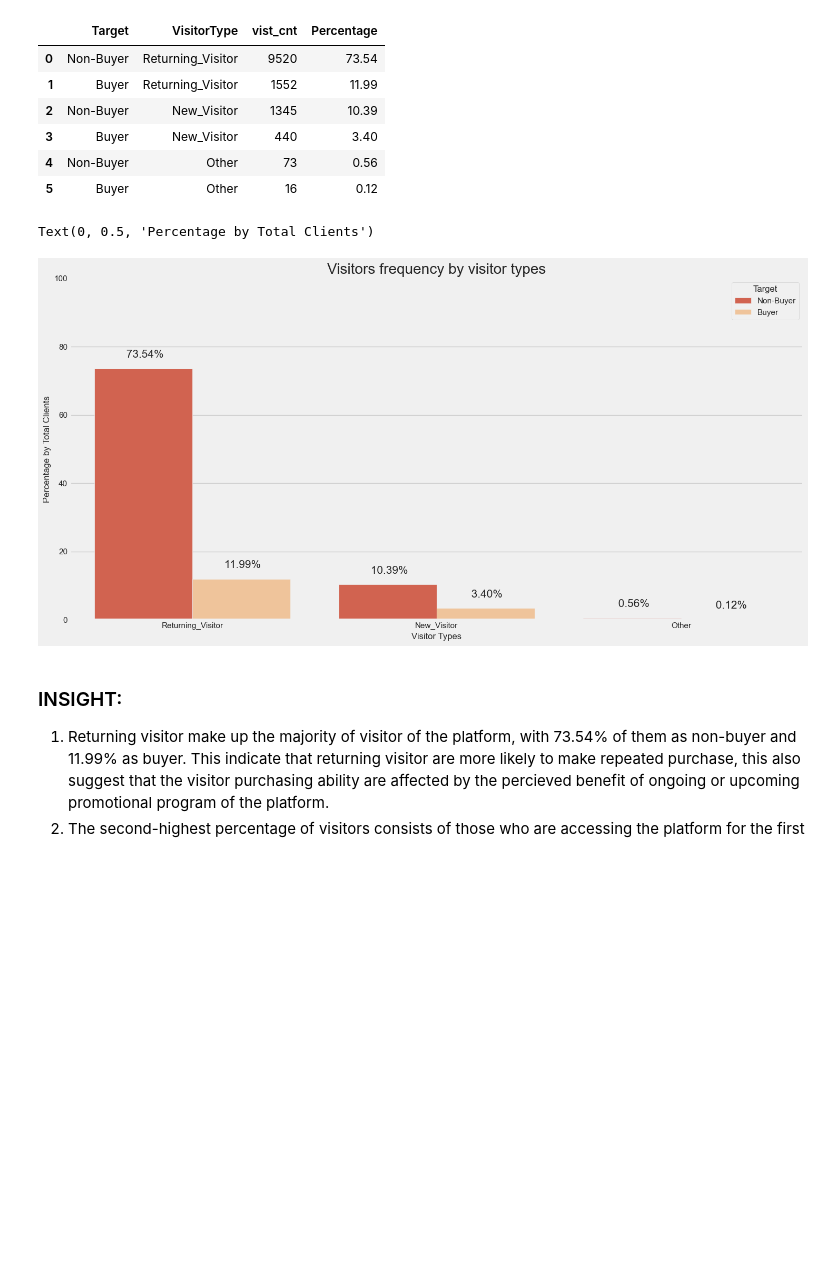
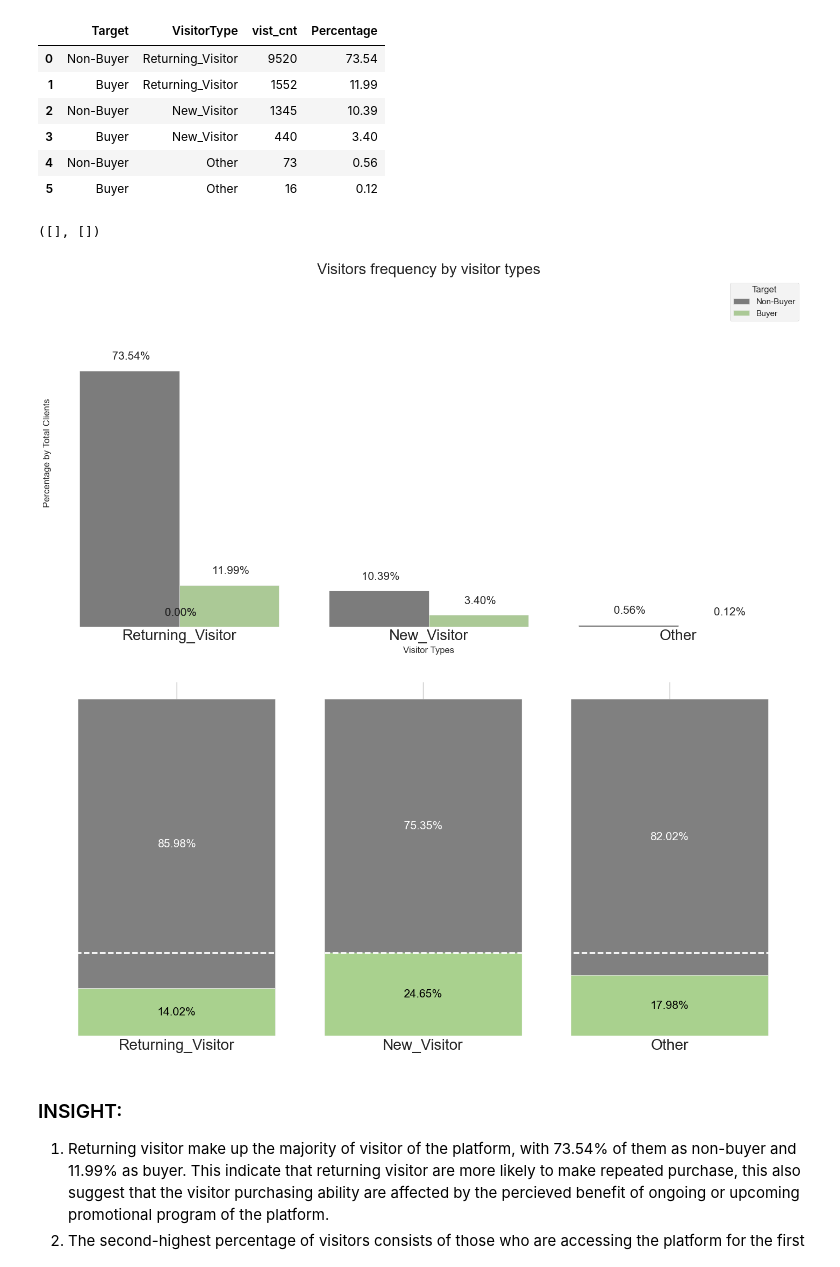
Before and after one commit to UrsaG7/E-commerce-Online-Shopping-Behavior, a Jupyter notebook: Final_project_rakamin_n.ipynb, the cells around one changed output. Cells and saved outputs as stored; diff of their text form; code cells hidden in the pictures; blank space fills up the shorter version.

```diff
--- a/Final_project_rakamin_n.ipynb
+++ b/Final_project_rakamin_n.ipynb
@@ -250,0 +342,8 @@ Text(0, 0.5, 'Percentage of visitors')
+# %%
+month_order = ['Feb', 'Mar','May', 'Jun', 'Jul', 'Aug', 'Sep', 'Oct', 'Nov', 'Dec']
+
+# Convert the 'Month' column to a categorical type with the specified order
+merged_monthly['Month'] = pd.Categorical(merged_monthly['Month'], categories=month_order, ordered=True)
+
+# Now sort the DataFrame by the 'Month' column
+merged_monthly = merged_monthly.sort_values('Month')
@@ -262,20 +474,74 @@ df_vistype_grp
 | 3 | Buyer | New_Visitor | 440 | 3.40 |
 | 4 | Non-Buyer | Other | 73 | 0.56 |
 | 5 | Buyer | Other | 16 | 0.12 |
+# %%
+df_vist_grp_rev = df_ecom2.groupby('VisitorType').agg(cust_cnt=('Revenue', lambda x: (x == True).sum())).sort_values('cust_cnt', ascending=False)
+df_vist_grp_rev.reset_index(inplace=True)
+
+df_vist_grp_revnot = df_ecom2.groupby('VisitorType').agg(vist_cnt=('Revenue', lambda x: (x != True).sum())).sort_values('vist_cnt', ascending=False)
+df_vist_grp_revnot.reset_index(inplace=True)
+# %%
+merged_vistype = pd.merge(df_vist_grp_rev, df_vist_grp_revnot, on='VisitorType', how='outer').sort_values(by=['cust_cnt'], ascending=False)
+
+merged_vistype['percentage_revenue'] = round(merged_vistype['cust_cnt']/(merged_vistype['cust_cnt']+merged_vistype['vist_cnt'])*100,2)
+merged_vistype['percentage_notrevenue'] = round(merged_vistype['vist_cnt']/(merged_vistype['cust_cnt']+merged_vistype['vist_cnt'])*100,2)
 # %%
+fig, ax = plt.subplots()
+fig.patch.set_facecolor('white')
+ax.set_facecolor('white')
+
 # Create barplot for Target
-ax_vistype_diff = sns.barplot(x='VisitorType', y='Percentage',hue='Target', data=df_vistype_grp, palette='OrRd_r', )
+ax_vistype_diff = sns.barplot(x='VisitorType', y='Percentage',hue='Target', data=df_vistype_grp, palette=temp_palette, )
 
 pt.get_text(ax_vistype_diff,2,4,15)
+
+for spine in ax_vistype_diff.spines.values():
+    spine.set_visible(False)
 
 # Formatting plot
 plt.ylim(0, 100)
 plt.title('Visitors frequency by visitor types')
 plt.xlabel('Visitor Types',fontsize=12)
+plt.xticks(fontsize=20)
 plt.ylabel('Percentage by Total Clients',fontsize=12)
+plt.yticks([])
+
+fig, ax = plt.subplots()
+
+fig.patch.set_facecolor('white')
+ax.set_facecolor('white')
+
+ax_emp_vist_rev = ax.bar(merged_vistype['VisitorType'], merged_vistype['percentage_revenue'], color='#A9D18E')
+ax_emp_vist_notrev = ax.bar(merged_vistype['VisitorType'], merged_vistype['percentage_notrevenue'], bottom=merged_vistype['percentage_revenue'], color='grey')
+
+for bar in ax_emp_vist_rev:
+    height = bar.get_height()
+    ax.text(
+        bar.get_x() + bar.get_width()/2, height/2,
+        f'{round(height,2)}%', ha='center', va='center', color='black', fontsize=15
+    )
+
+for bar in ax_emp_vist_notrev:
+    height = bar.get_height()
+    ax.text(
+        bar.get_x() + bar.get_width()/2, bar.get_y() + height/2,
+        f'{round(height,2)}%', ha='center', va='center', color='white', fontsize=15
+    )
+
+for spine in ax.spines.values():
+    spine.set_visible(False)
+
+max_value = merged_vistype['percentage_revenue'].max()
+
+# Draw the reference line at the maximum value
+ax.axhline(max_value, color='white', linestyle='--', linewidth=2, label=f'Max Value: {round(max_value, 2)}%')
+
+ax.tick_params(axis='x', labelsize=20)
+plt.yticks([])
 # %% [output]
-Text(0, 0.5, 'Percentage by Total Clients')
+([], [])
-[figure, old version]
+[figure, new version]
+[figure, added]
 # %% [markdown]
 ### INSIGHT:
 1. Returning visitor make up the majority of visitor of the platform, with 73.54% of them as non-buyer and 11.99% as buyer. This indicate that returning visitor are more likely to make repeated purchase, this also suggest that the visitor purchasing ability are affected by the percieved benefit of ongoing or upcoming promotional program of the platform.
```
Also changed, not shown: parts of 139 cells of this notebook.
